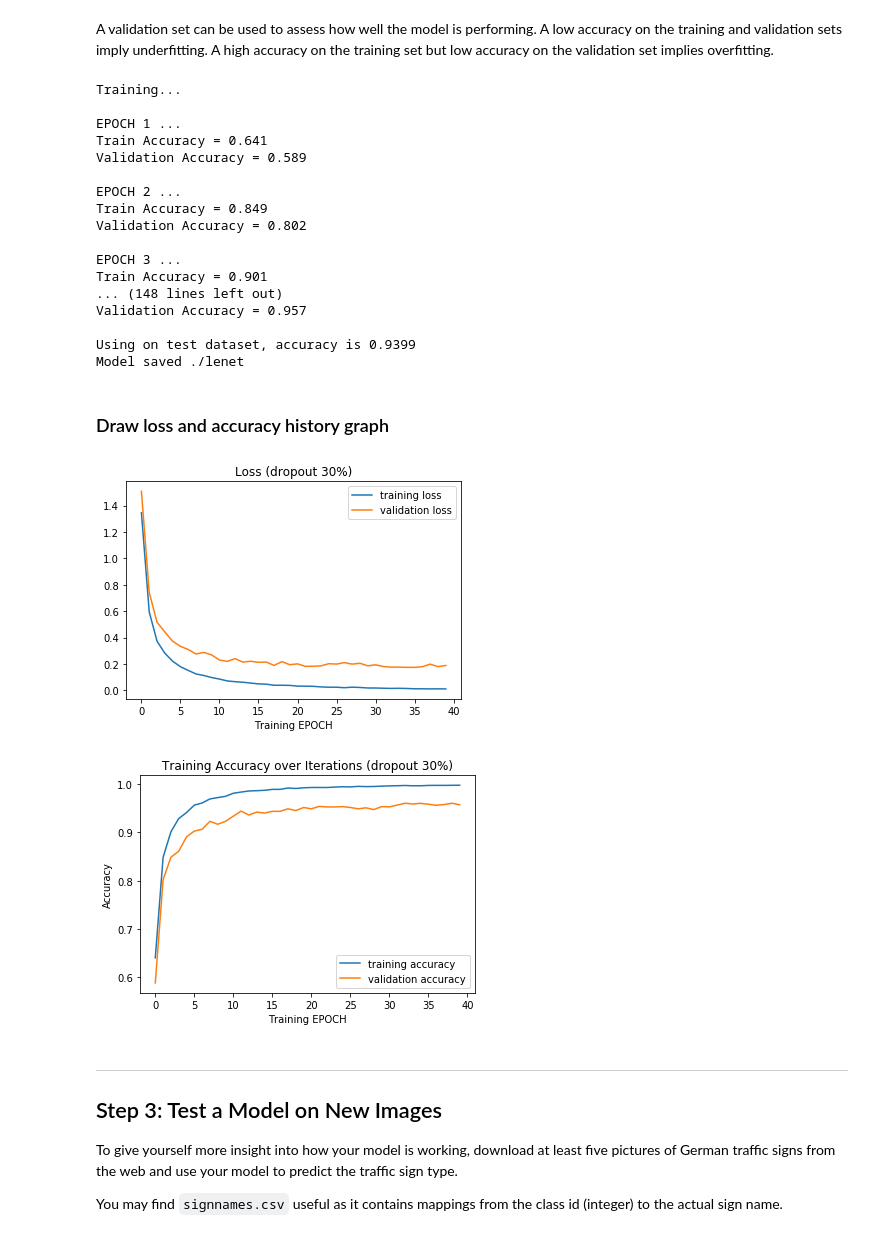
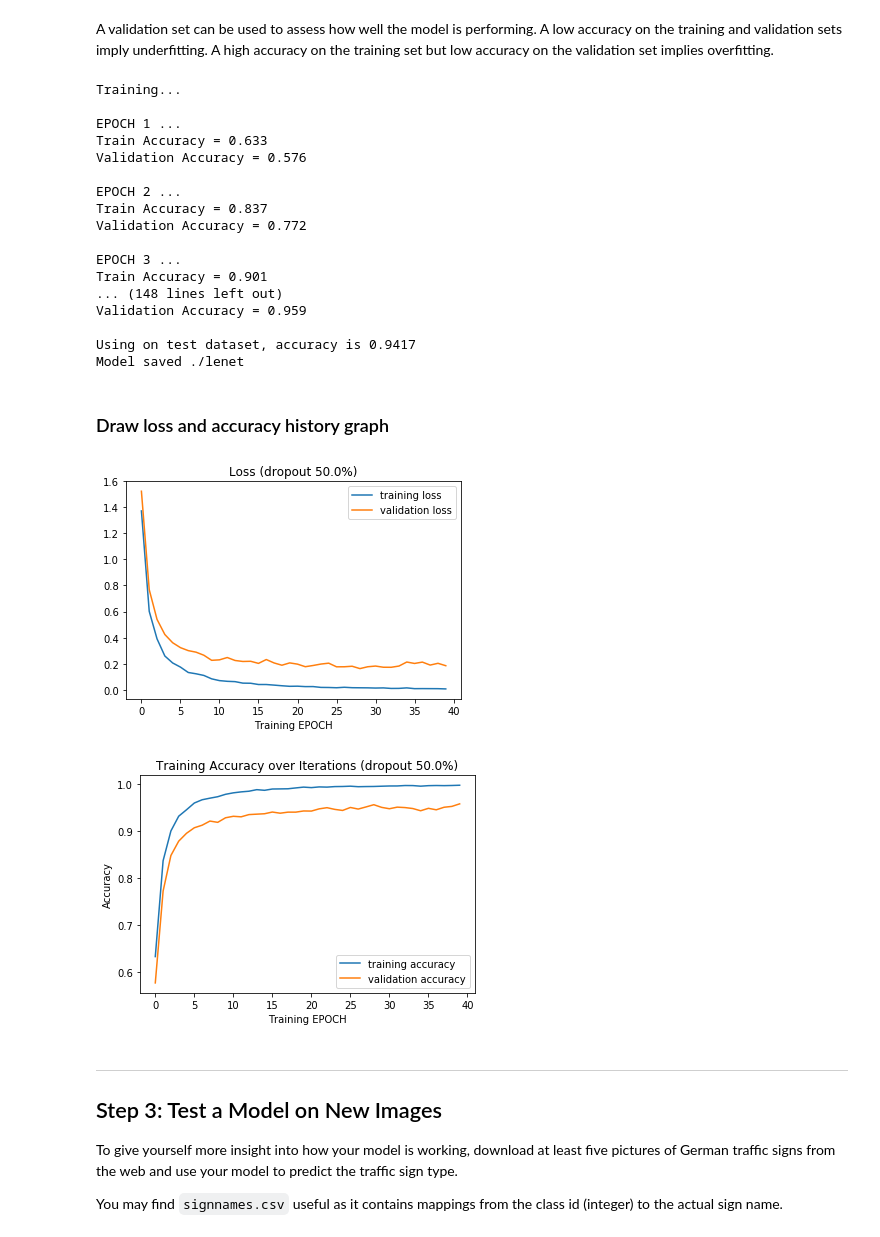
Before and after one commit to muhyun/SelfDrivingCar-Term1-P2-TrafficSignClassifier, a Jupyter notebook: Traffic_Sign_Classifier.ipynb, the cells around one changed output. Drawn from its saved outputs; the diff is of its cells as text; code cells hidden in the pictures.

```diff
--- a/Traffic_Sign_Classifier.ipynb
+++ b/Traffic_Sign_Classifier.ipynb
@@ -299,6 +299,7 @@ one_hot_y = tf.one_hot(y, 43)
 learning_rate = 0.001
 epoch = 40
 batch_size = 128
+dropout = 0.5
 # %%
 #logits = LeNet(x, keep_prob)
 logits = LeNet(x, keep_prob, 1)
@@ -356,7 +357,7 @@ with tf.Session() as sess:
         for offset in range(0, num_examples, batch_size):
             end = offset + batch_size
             batch_x, batch_y = X_train_gray_normal[offset:end], y_train[offset:end]
-            sess.run(training_operation, feed_dict={x: batch_x, y: batch_y, keep_prob: 0.5})
+            sess.run(training_operation, feed_dict={x: batch_x, y: batch_y, keep_prob: dropout})
         train_accuracy,train_loss = evaluate(X_train_gray_normal, y_train)
         validation_accuracy,validation_loss = evaluate(X_valid_gray_normal, y_valid)
         train_accuracy_progress.append(train_accuracy)
@@ -377,19 +378,19 @@ with tf.Session() as sess:
 Training...
 
 EPOCH 1 ...
-Train Accuracy = 0.641
-Validation Accuracy = 0.589
+Train Accuracy = 0.633
+Validation Accuracy = 0.576
 
 EPOCH 2 ...
-Train Accuracy = 0.849
-Validation Accuracy = 0.802
+Train Accuracy = 0.837
+Validation Accuracy = 0.772
 
 EPOCH 3 ...
 Train Accuracy = 0.901
 ... (148 lines left out)
-Validation Accuracy = 0.957
+Validation Accuracy = 0.959
 
-Using on test dataset, accuracy is 0.9399
+Using on test dataset, accuracy is 0.9417
 Model saved ./lenet
 # %% [markdown]
 ### Draw loss and accuracy history graph
@@ -398,20 +399,20 @@ plt.plot(train_loss_progress, label='training loss')
 plt.plot(valid_loss_progress, label='validation loss')
 plt.legend()
 plt.xlabel('Training EPOCH')
-plt.title('Loss (dropout 30%)')
+plt.title('Loss (dropout {}%)'.format(dropout*100))
 plt.show()
 # %% [output]
-[figure, old version]
+[figure, new version]
 # %%
 plt.plot(train_accuracy_progress, label='training accuracy')
 plt.plot(valid_accuracy_progress, label='validation accuracy')
 plt.legend()
 plt.ylabel('Accuracy')
 plt.xlabel('Training EPOCH')
-plt.title("Training Accuracy over Iterations (dropout 30%)")
+plt.title("Training Accuracy over Iterations (dropout {}%)".format(dropout*100))
 plt.show()
 # %% [output]
-[figure, old version]
+[figure, new version]
 # %% [markdown]
 ---
 
```
Also changed, not shown: parts of 4 cells of this notebook, 21 other files.
